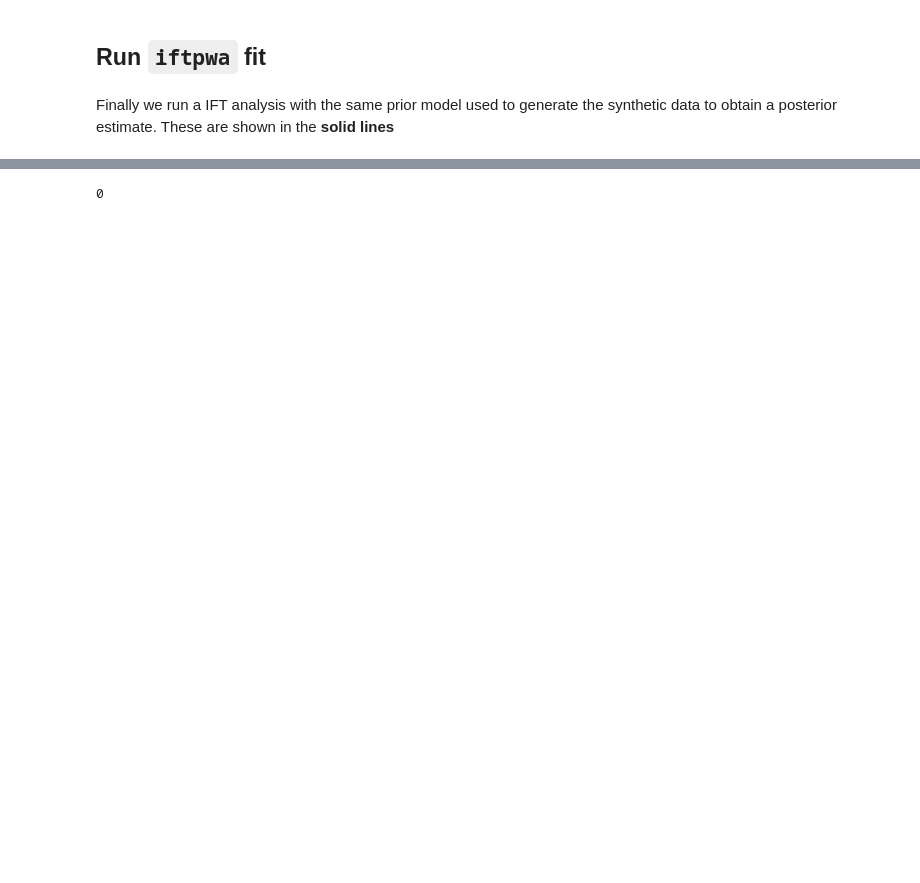
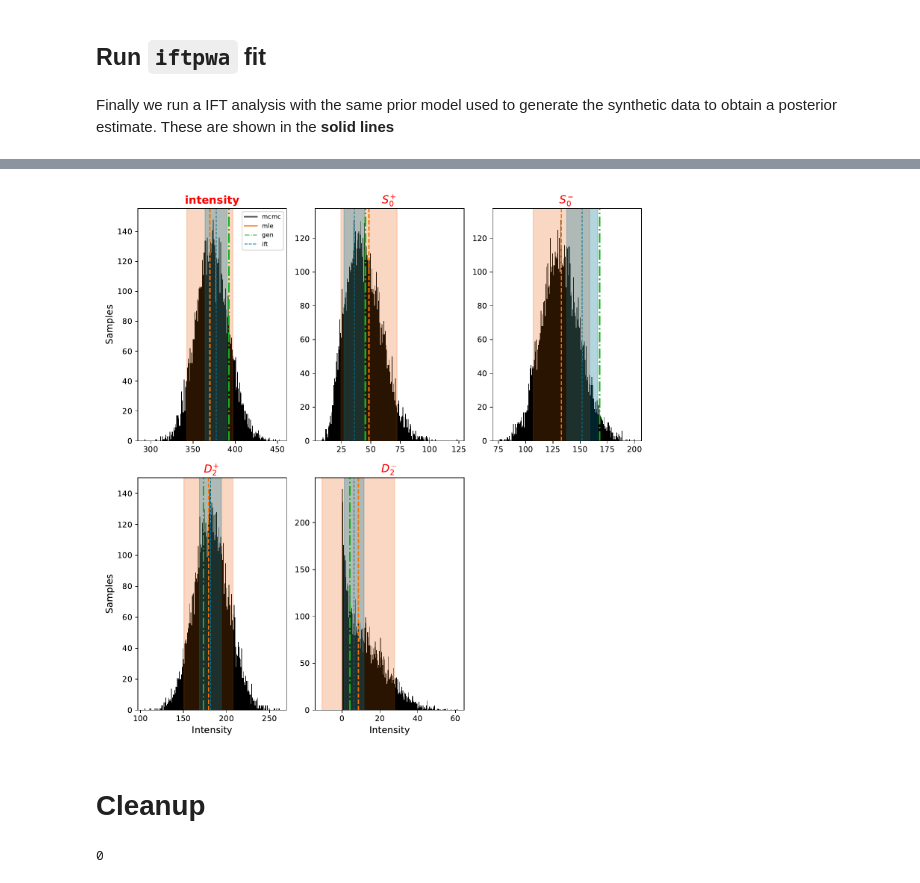
Before and after one commit to lan13005/PyAmpTools, a Jupyter notebook: _sources/demos/analysis_chain.ipynb, the cells around one changed output, grey strips where cells are left out. Cells and saved outputs as stored; diff of their text form; code cells hidden in the pictures; blank space fills up the shorter version.

```diff
--- a/_sources/demos/analysis_chain.ipynb
+++ b/_sources/demos/analysis_chain.ipynb
@@ -127 +181,7 @@ del resultManager
+# %%
+show_pdf("RESULTS/PLOTS/intensity/bin1_intensities.pdf")
+# %% [output]
+[figure, added]
+# %% [markdown]
+# Cleanup
 # %%
```
Also changed, not shown: parts of 13 cells of this notebook, 39 other files.
